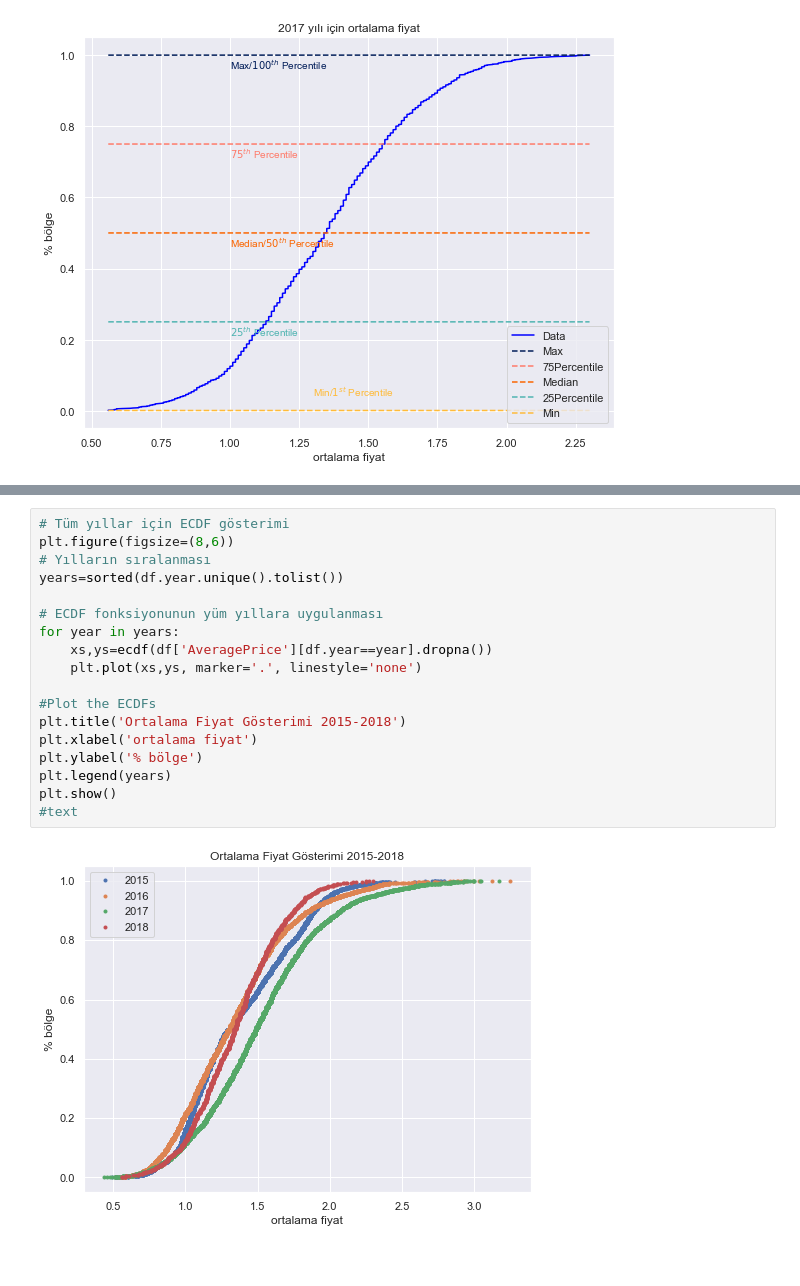
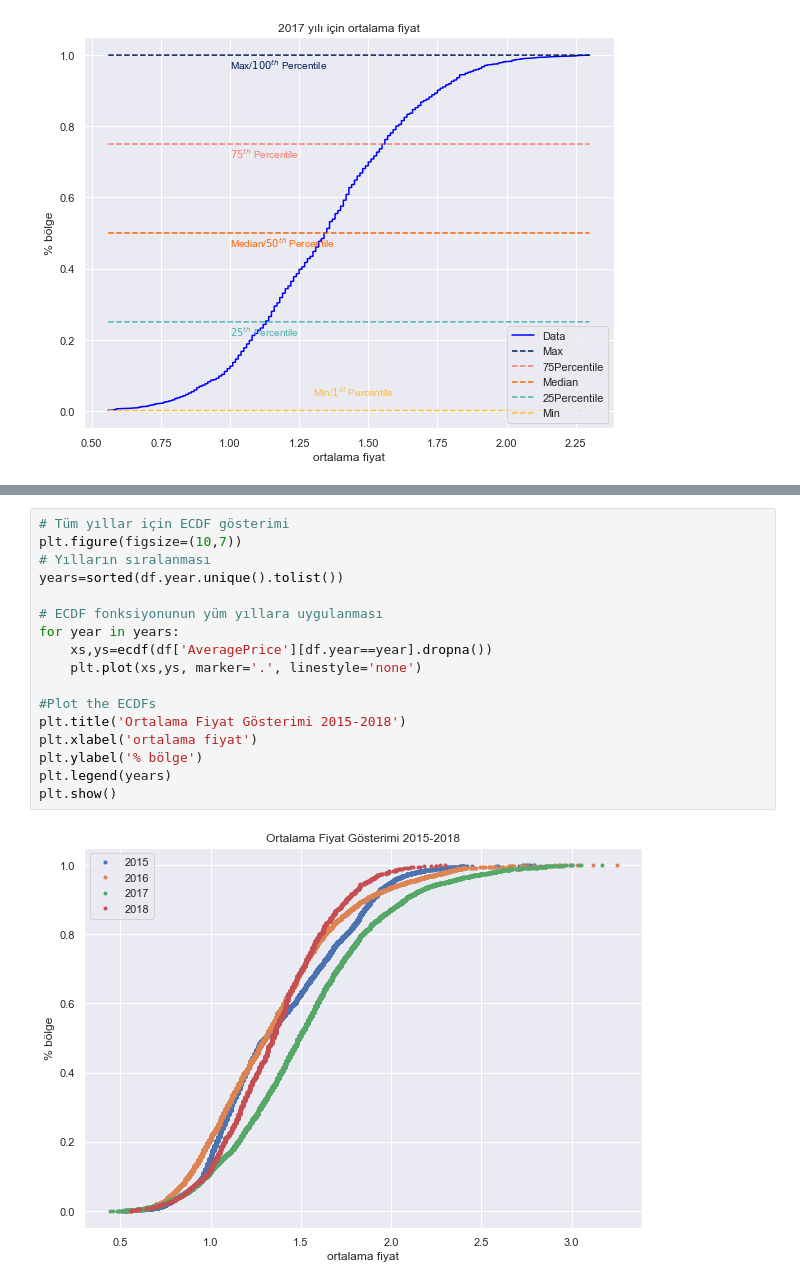
Before and after one commit to tubacifcibasi/ECDF, a Jupyter notebook: ECDF - Avokado.ipynb, the cells around one changed output, grey strips where cells are left out. Drawn from its saved outputs; the diff is of its cells as text.

```diff
--- a/ECDF - Avokado.ipynb
+++ b/ECDF - Avokado.ipynb
@@ -118,20 +129,19 @@ plt.show()
 # %%
 # Tüm yıllar için ECDF gösterimi
-plt.figure(figsize=(8,6))
+plt.figure(figsize=(10,7))
 # Yılların sıralanması
 years=sorted(df.year.unique().tolist())
 
 # ECDF fonksiyonunun yüm yıllara uygulanması
 for year in years:
     xs,ys=ecdf(df['AveragePrice'][df.year==year].dropna())
     plt.plot(xs,ys, marker='.', linestyle='none')
 
 #Plot the ECDFs
 plt.title('Ortalama Fiyat Gösterimi 2015-2018')
 plt.xlabel('ortalama fiyat')
 plt.ylabel('% bölge')
 plt.legend(years)
 plt.show()
-#text
 # %% [output]
-[figure, old version]
+[figure, new version]
```
Also changed, not shown: parts of 3 cells of this notebook.
